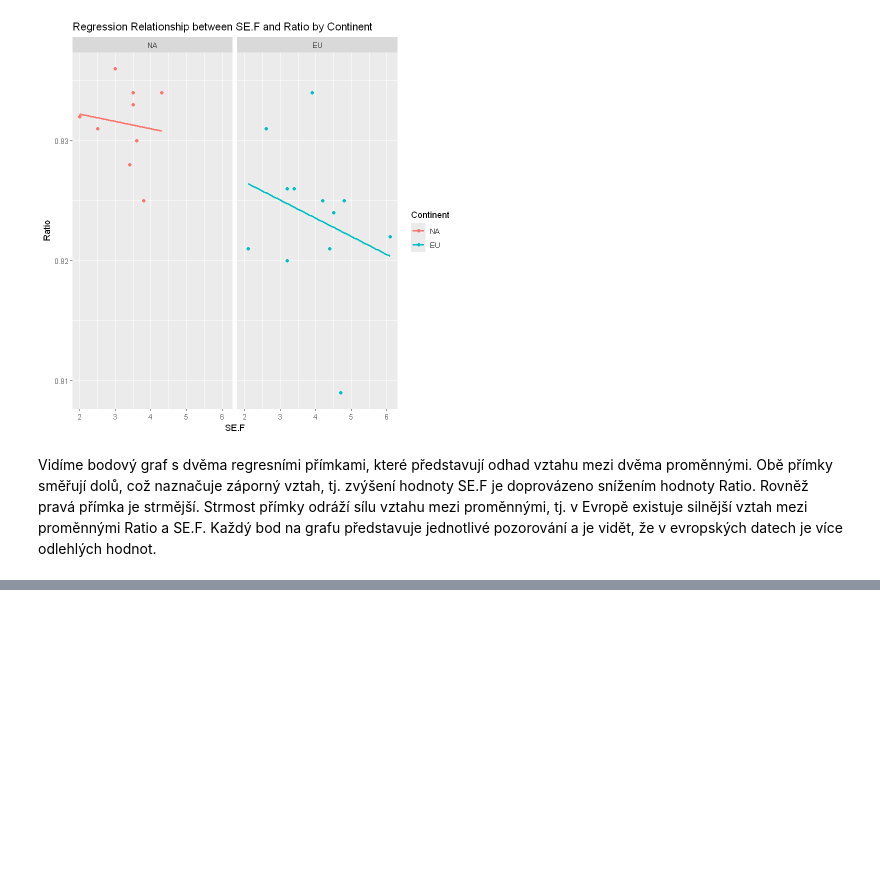
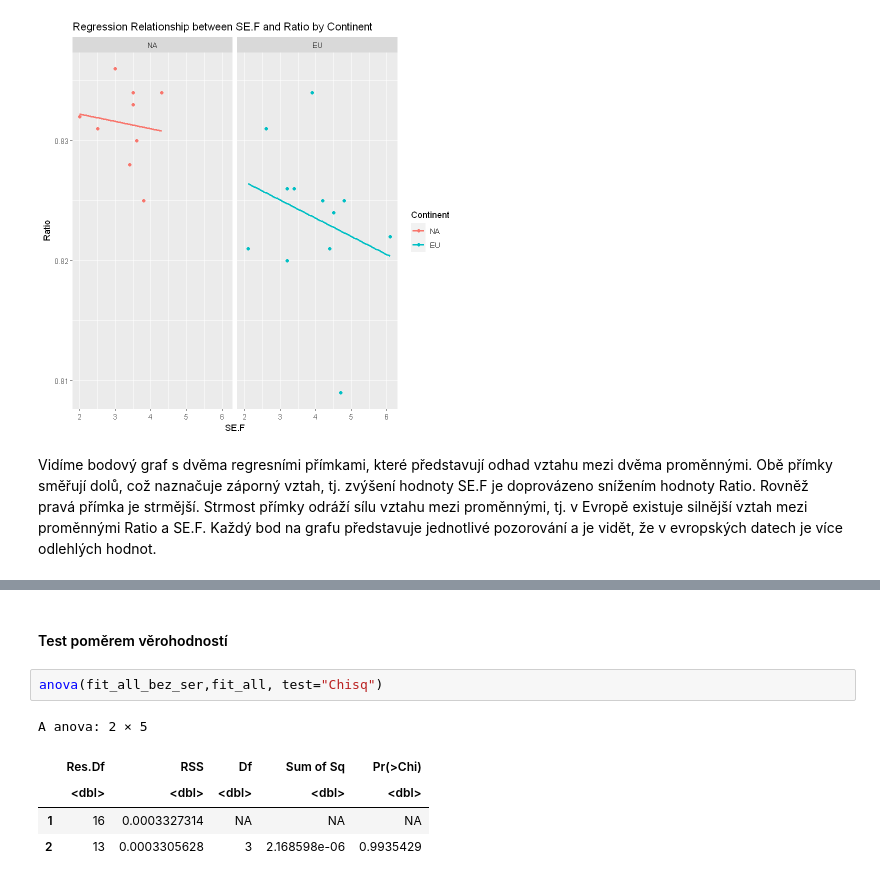
Before and after one commit to SychovaDaria/Prs, a Jupyter notebook: project 2/SP2.ipynb, the cells around one changed output, grey strips where cells are left out. Saved outputs shown, nothing was run; the diff lists cells and outputs as text; blank space fills up the shorter version.

```diff
--- a/project 2/SP2.ipynb
+++ b/project 2/SP2.ipynb
@@ -357,0 +668,10 @@ Vidíme bodový graf s dvěma regresními přímkami, které představují odhad
+# %% [markdown]
+#### Test poměrem věrohodností
+# %%
+anova(fit_all_bez_ser,fit_all, test="Chisq")
+# %% [output]
+A anova: 2 × 5
+|  | Res.Df | RSS | Df | Sum of Sq | Pr(>Chi) |
+|  | <dbl> | <dbl> | <dbl> | <dbl> | <dbl> |
+| 1 | 16 | 0.0003327314 | NA | NA | NA |
+| 2 | 13 | 0.0003305628 | 3 | 2.168598e-06 | 0.9935429 |
```
Also changed, not shown: parts of 53 cells of this notebook.
